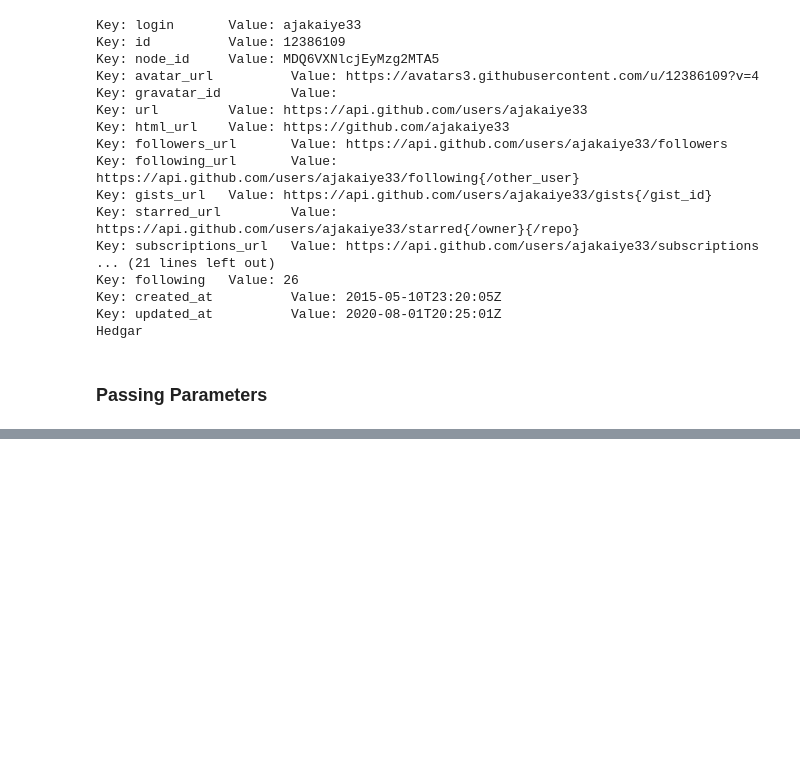
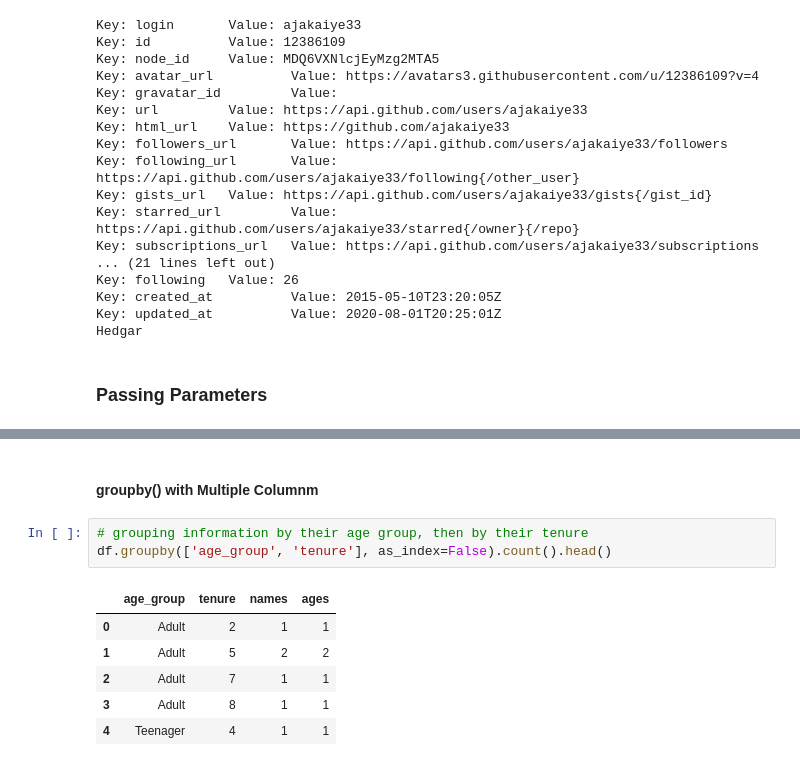
Before and after one commit to ajakaiye33/The-Ten-Weeks, a Jupyter notebook: ten_weeks_bootcamp/Week_10_Intro_Data_Science.ipynb, the cells around one changed output, grey strips where cells are left out. Drawn from its saved outputs; the diff is of its cells as text; blank space fills up the shorter version.

```diff
--- a/ten_weeks_bootcamp/Week_10_Intro_Data_Science.ipynb
+++ b/ten_weeks_bootcamp/Week_10_Intro_Data_Science.ipynb
@@ -70,0 +324,12 @@ print(data['total_count'])
+# %% [markdown]
+#### groupby() with Multiple Columnm
+# %%
+# grouping information by their age group, then by their tenure
+df.groupby(['age_group', 'tenure'], as_index=False).count().head()
+# %% [output]
+|  | age_group | tenure | names | ages |
+| 0 | Adult | 2 | 1 | 1 |
+| 1 | Adult | 5 | 2 | 2 |
+| 2 | Adult | 7 | 1 | 1 |
+| 3 | Adult | 8 | 1 | 1 |
+| 4 | Teenager | 4 | 1 | 1 |
```
Also changed, not shown: parts of 59 cells of this notebook.
